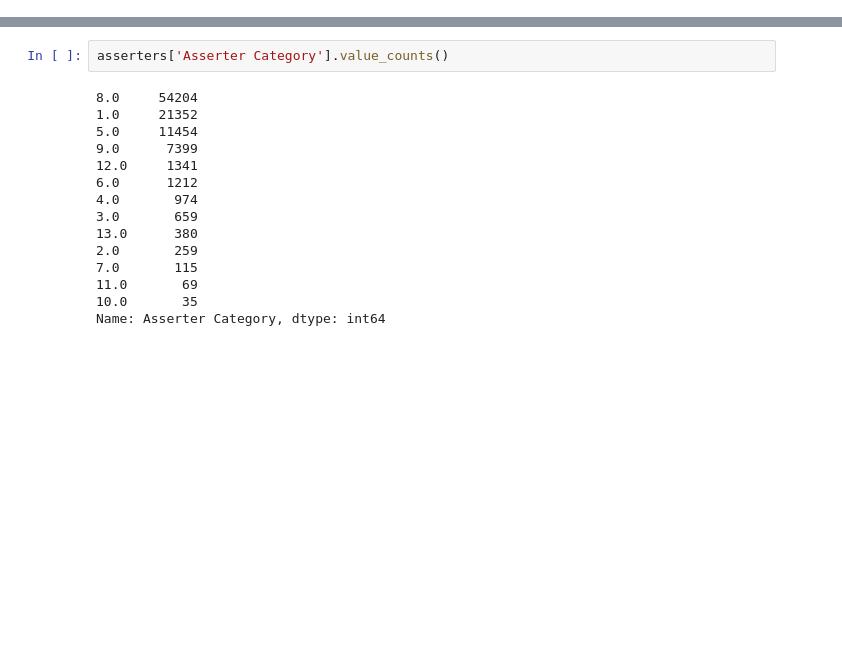
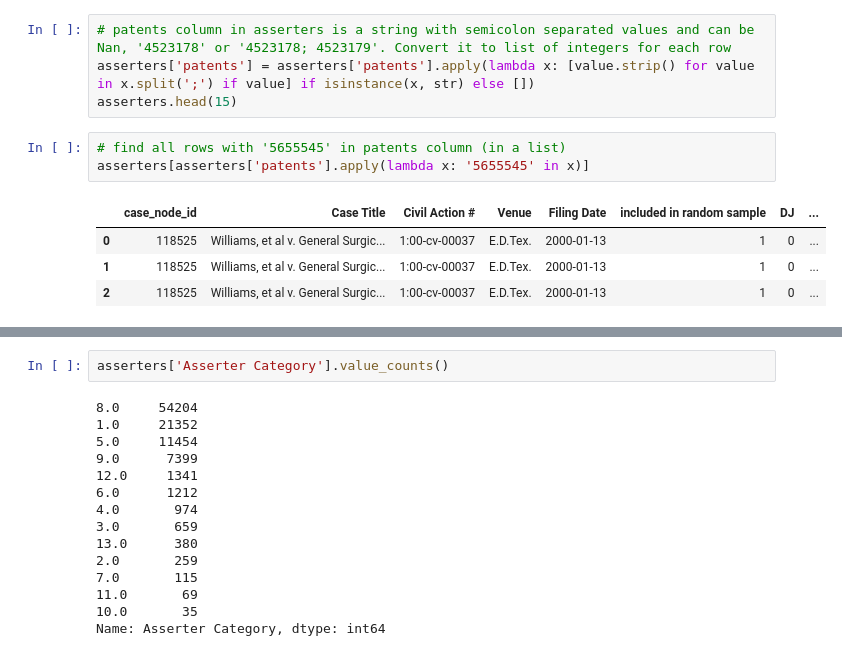
Before and after one commit to stanislav-a/hna_patents, a Jupyter notebook: notebooks/eda.ipynb, the cells around one changed output, grey strips where cells are left out. Saved outputs shown, nothing was run; the diff lists cells and outputs as text; blank space fills up the shorter version.

```diff
--- a/notebooks/eda.ipynb
+++ b/notebooks/eda.ipynb
@@ -49,0 +78,12 @@ Asserter ids in cases: 26492
+# %%
+# patents column in asserters is a string with semicolon separated values and can be Nan, '4523178' or '4523178; 4523179'. Convert it to list of integers for each row
+asserters['patents'] = asserters['patents'].apply(lambda x: [value.strip() for value in x.split(';') if value] if isinstance(x, str) else [])
+asserters.head(15)
+# %%
+# find all rows with '5655545' in patents column (in a list)
+asserters[asserters['patents'].apply(lambda x: '5655545' in x)]
+# %% [output]
+|  | case_node_id | Case Title | Civil Action # | Venue | Filing Date | included in random sample | DJ | ... |
+| 0 | 118525 | Williams, et al v. General Surgic... | 1:00-cv-00037 | E.D.Tex. | 2000-01-13 | 1 | 0 | ... |
+| 1 | 118525 | Williams, et al v. General Surgic... | 1:00-cv-00037 | E.D.Tex. | 2000-01-13 | 1 | 0 | ... |
+| 2 | 118525 | Williams, et al v. General Surgic... | 1:00-cv-00037 | E.D.Tex. | 2000-01-13 | 1 | 0 | ... |
```
Also changed, not shown: parts of 17 cells of this notebook.
